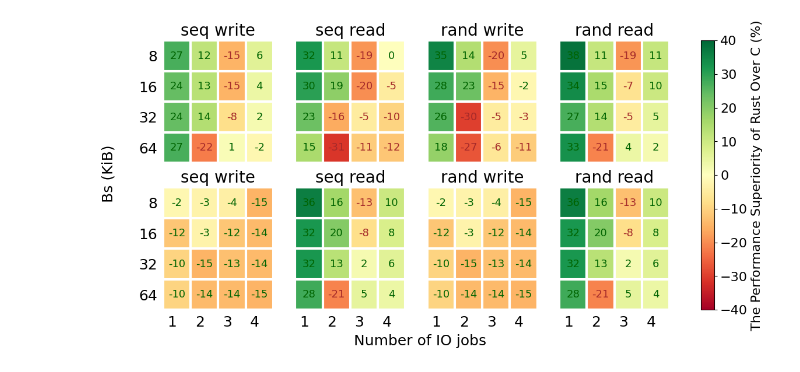
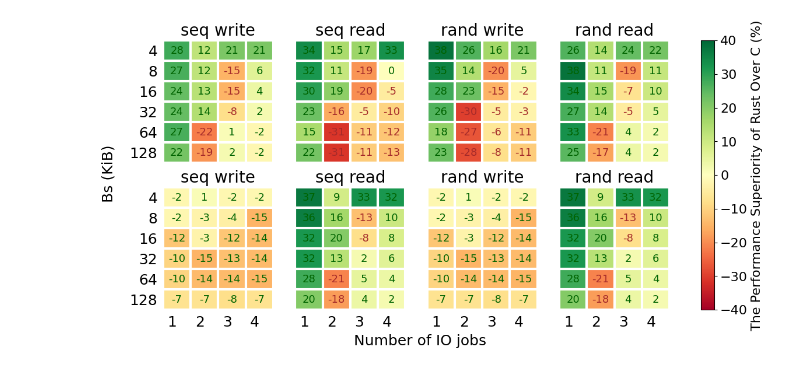
Before and after one commit to Richardhongyu/rfl_empirical_tools, a Jupyter notebook: figures_ppt/figure5.ipynb, the cells around one changed output. Saved outputs shown, nothing was run; the diff lists cells and outputs as text; code cells hidden in the pictures.

```diff
--- a/figures_ppt/figure5.ipynb
+++ b/figures_ppt/figure5.ipynb
@@ -11,7 +11,7 @@ data_sched = np.load("out_np_1_10.npy").T
 data_none = np.load("out_np.npy").T
 data = [data_sched, data_none]
 bs = [4,8,16,32,64,128]
-bs = bs[1:5]
+# bs = bs[1:5]
 jobs = [1,2,3,4]
 data_index = [0,1,3,4]
 # title = np.array(['seq write', 'seq read', 'seq readwrite', 'rand write', 'rand read', 'rand readwrite']).reshape(2,3)
@@ -139,32 +139,32 @@ def annotate_heatmap(im, data=None, valfmt="{x:.2f}",
             text = im.axes.text(j, i, valfmt(data[i, j], None), **kw)
             texts.append(text)
 
     return texts
 
 fig, axs = plt.subplots(2,4,figsize=(14,6),dpi=100)
 jobs_y = 0
 fig.supylabel("Bs (KiB)", x=0.05, y=jobs_y+0.5, **label_font_conf)
 fig.supxlabel("Number of IO jobs", x=0.44, y=jobs_y, **label_font_conf)
 
 images = []
 for i in range(2):
     for j in range(4):
-        im, cbar = heatmap(data[i][data_index[((i + 1) * (j + 1) - 1)%4]].reshape(6,6)[1:5, :4], bs, jobs, ax=axs[i,j], cmap="RdYlGn", aspect='auto', vmin=-40, vmax=40)
+        im, cbar = heatmap(data[i][data_index[((i + 1) * (j + 1) - 1)%4]].reshape(6,6)[:, :4], bs, jobs, ax=axs[i,j], cmap="RdYlGn", aspect='auto', vmin=-40, vmax=40)
         images.append(im)
         texts = annotate_heatmap(im, valfmt="{x:.0f}", fontsize=13, textcolors=("#A52A2A", "darkgreen"))
         axs[i, j].label_outer()
         axs[i, j].set_title(title[j], fontsize=20)
 
 # 自适应创建colorbar的范围
 # vmin = min(image.get_array().min() for image in images)
 # vmax = max(image.get_array().max() for image in images)
 # norm = colors.Normalize(vmin=vmin, vmax=vmax)
 # for im in images:
 #     im.set_norm(norm)
 
 cbar = fig.colorbar(images[0], ax=axs, pad=0.05)
 cbar.ax.tick_params(labelsize=16)
 cbar.set_label("The Performance Superiority of Rust Over C (%)", size=16)
 plt.savefig("./figure5.pdf", bbox_inches="tight")
 # %% [output]
-[figure, old version]
+[figure, new version]
```
Also changed, not shown: 1 other file.
